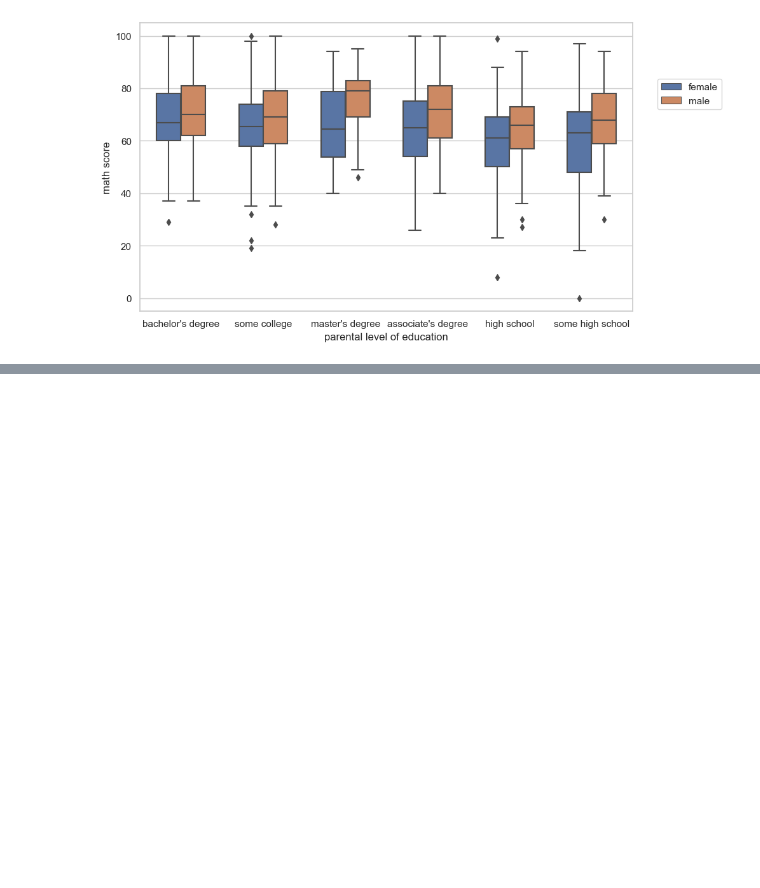
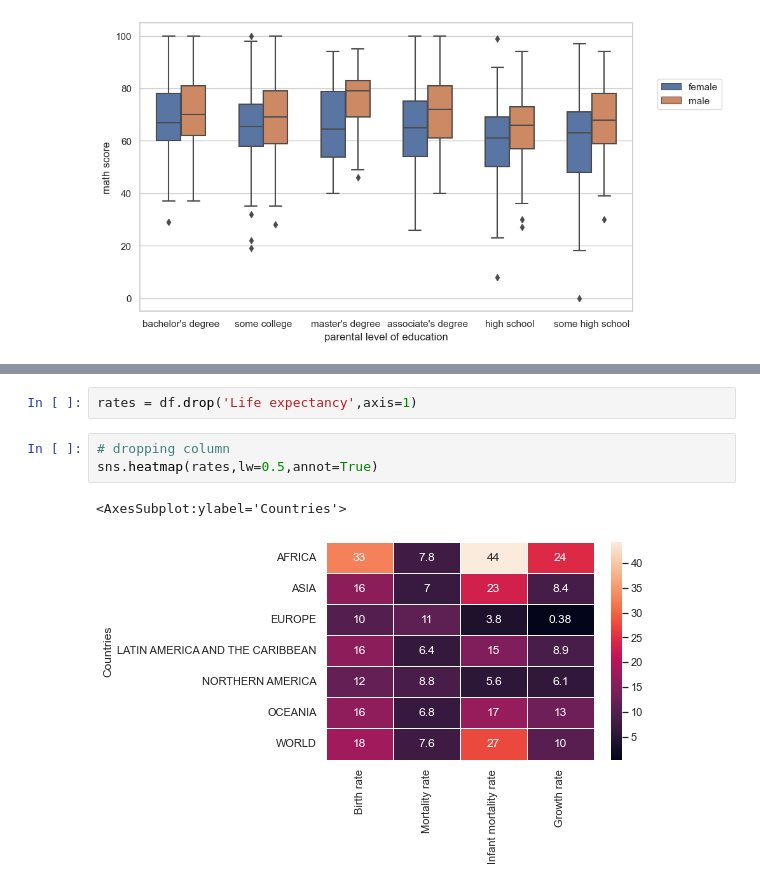
Before and after one commit to DanialAslam04/Time-Methods-pandas, a Jupyter notebook: Data Visualization/Seaborn/Data Visualization (Seaborn).ipynb, the cells around one changed output, grey strips where cells are left out. Saved outputs shown, nothing was run; the diff lists cells and outputs as text; blank space fills up the shorter version.

```diff
--- a/Data Visualization/Seaborn/Data Visualization (Seaborn).ipynb
+++ b/Data Visualization/Seaborn/Data Visualization (Seaborn).ipynb
@@ -421,0 +467,8 @@ g = g.add_legend();
+# %%
+rates = df.drop('Life expectancy',axis=1)
+# %%
+# dropping column
+sns.heatmap(rates,lw=0.5,annot=True)
+# %% [output]
+<AxesSubplot:ylabel='Countries'>
+[figure, added]
```
Also changed, not shown: parts of 75 cells of this notebook, 2 other files.
